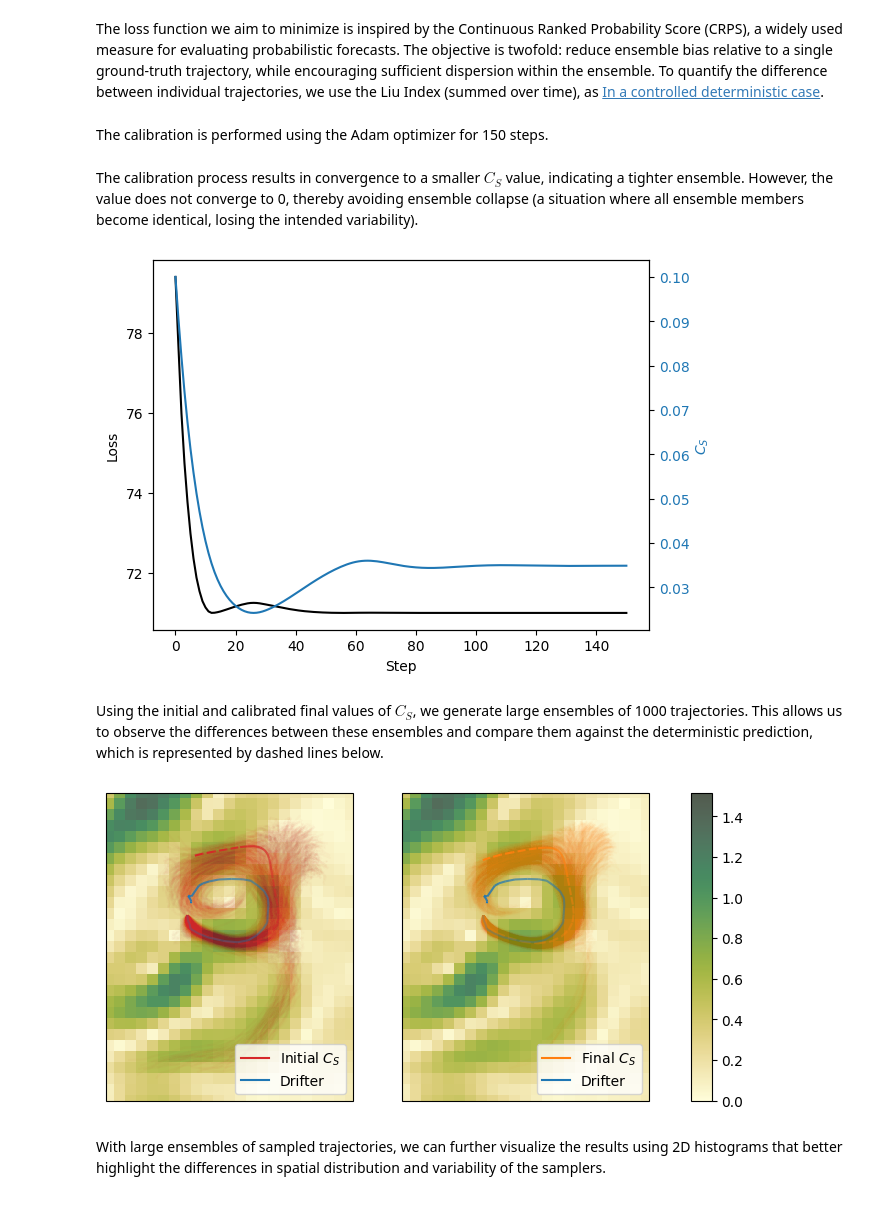
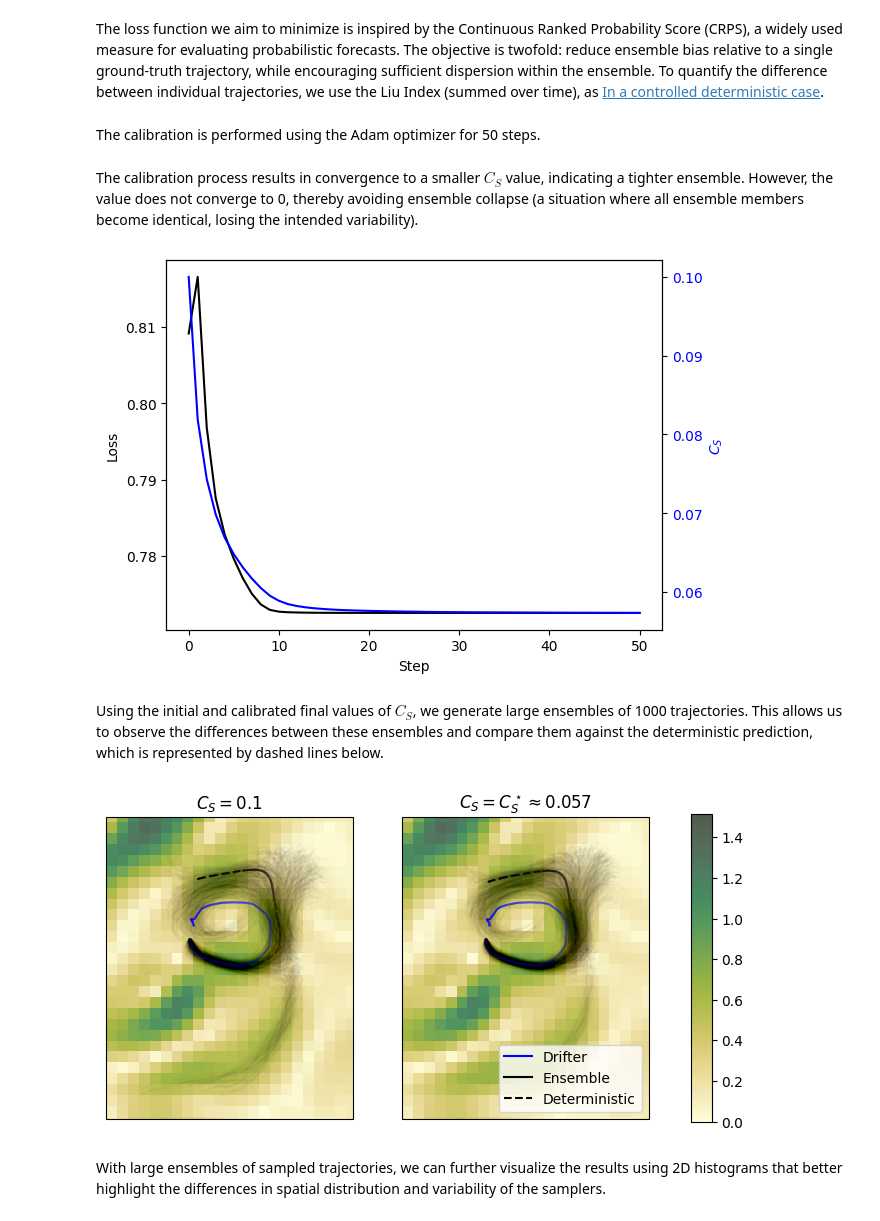
Before and after one commit to vadmbertr/pastax, a Jupyter notebook: docs/getting_started.ipynb, the cells around one changed output. Cells and saved outputs as stored; diff of their text form; code cells hidden in the pictures.

```diff
--- a/docs/getting_started.ipynb
+++ b/docs/getting_started.ipynb
@@ -715,21 +703,21 @@ im = ax.pcolormesh(
     np.sqrt(ds.ugos**2 + ds.vgos**2),
     vmax=1,
     vmin=0,
-    cmap=cmo.speed,
+    cmap=cmo.speed
 )
 clb = fig.colorbar(im, ax=ax, orientation="vertical", extend="max", fraction=0.02, pad=0.04)
 _ = clb.ax.set_title("$m/s$")
 
 locations = drifter_traj.locations.value[:1, None, ::-1]
 segments = np.concatenate([locations[:-1], locations[1:]], axis=1)
-lc = LineCollection(segments, color="tab:blue")
+lc = LineCollection(segments, color="blue")
 ax.add_collection(lc)
 
 area = Rectangle(
     (duacs_ds.longitude.min() + 1, duacs_ds.latitude.min() + 1),
     duacs_ds.longitude.max() - duacs_ds.longitude.min() - 2,
     duacs_ds.latitude.max() - duacs_ds.latitude.min() - 2,
-    edgecolor="tab:red",
+    edgecolor="red",
     facecolor="none",
 )
 ax.add_patch(area)
@@ -774,7 +762,7 @@ from pastax.dynamics import DeterministicSmagorinskyDiffusion
 x0 = drifter_traj.origin
 ts = drifter_traj.times.value
 
-initial_cs = 1e-1  # default / "classical" Smagorinsky constant
+initial_cs = .1  # default / "classical" Smagorinsky constant
 stoch_smag_init = StochasticSmagorinskyDiffusion.from_cs(cs=initial_cs)
 deter_smag_init = DeterministicSmagorinskyDiffusion.from_cs(cs=initial_cs)
 # %% [markdown]
@@ -802,2 +791,2 @@ val_grad_fn = eqx.filter_value_and_grad(sim_and_eval)
 # %% [markdown]
-The calibration is performed using the Adam optimizer for 150 steps.
+The calibration is performed using the Adam optimizer for 50 steps.
@@ -834,3 +805,11 @@ losses.append(loss_final)
+# %%
+dyns = [dyns.__class__.from_cs(cs=dyns.cs[i]) for i in range(n_steps)]
+
+stoch_smag_final = dyns[-1]
+loss_final, _ = sim_and_eval(stoch_smag_final)
+
+dyns = [stoch_smag_init] + dyns
+losses = jnp.concat([losses, jnp.asarray([loss_final])])
 # %% [markdown]
 The calibration process results in convergence to a smaller $C_S$ value, indicating a tighter ensemble.
 However, the value does not converge to 0, thereby avoiding ensemble collapse (a situation where all ensemble members become identical, losing the intended variability).
@@ -838,18 +817,17 @@ However, the value does not converge to 0, thereby avoiding ensemble collapse (a
 fig, ax1 = plt.subplots()
 ax1.set_xlabel("Step")
 
-ax1.plot(jnp.asarray(losses).ravel(), color="black")
-# ax1.set_yscale("log")
+ax1.plot(losses, color="black")
 ax1.set_ylabel("Loss")
 
 ax2 = ax1.twinx()
-ax2.plot([dyn.cs.item() for dyn in dyns], color="tab:blue")
-ax2.set_ylabel("$C_S$", color="tab:blue")
-ax2.tick_params(axis="y", labelcolor="tab:blue")
+ax2.plot([dyn.cs.item() for dyn in dyns], color="blue")
+ax2.set_ylabel("$C_S$", color="blue")
+ax2.tick_params(axis="y", labelcolor="blue")
 
 plt.show()
 # %% [output]
-[figure, old version]
+[figure, new version]
 # %% [markdown]
 Using the initial and calibrated final values of $C_S$, we generate large ensembles of 1000 trajectories. This allows us to observe the differences between these ensembles and compare them against the deterministic prediction, which is represented by dashed lines below.
 # %%
@@ -859,7 +837,7 @@ traj_ens_init = ens_sim(
     x0=x0,
     ts=ts,
     dt0=dt0,
-    n_samples=jnp.asarray(1000),
+    n_samples=1000,
 )
 traj_est_init = traj_sim(dynamics=deter_smag_init, args=duacs_grid, x0=x0, ts=ts, dt0=dt0)
 
@@ -869,53 +847,63 @@ traj_ens_final = ens_sim(
     x0=x0,
     ts=ts,
     dt0=dt0,
-    n_samples=jnp.asarray(1000),
+    n_samples=1000,
 )
 deter_smag_final = DeterministicSmagorinskyDiffusion.from_cs(cs=stoch_smag_final.cs)
 traj_est_final = traj_sim(dynamics=deter_smag_final, args=duacs_grid, x0=x0, ts=ts, dt0=dt0)
 # %%
+from matplotlib.lines import Line2D
+
+
 def get_extent(*trajs):
     min_lon = min([jnp.nanmin(traj.longitudes.value) for traj in trajs])
     max_lon = max([jnp.nanmax(traj.longitudes.value) for traj in trajs])
     min_lat = min([jnp.nanmin(traj.latitudes.value) for traj in trajs])
     max_lat = max([jnp.nanmax(traj.latitudes.value) for traj in trajs])
 
     return [min_lon - 0.25, max_lon + 0.25, min_lat - 0.25, max_lat + 0.25]
 
 
 ds = duacs_ds.sel(time=drifter_ts[len(drifter_ts) // 2], method="nearest")
 
 fig, (ax2, ax1) = plt.subplots(nrows=1, ncols=2, subplot_kw={"projection": ccrs.PlateCarree()}, figsize=(7, 4.8))
 
 im = ax1.pcolormesh(ds.longitude, ds.latitude, np.sqrt(ds.ugos**2 + ds.vgos**2), vmin=0, cmap=cmo.speed, alpha=.75)
 
-ax1 = traj_ens_final.plot(ax1, label="Final $C_S$", color="tab:orange", alpha_factor=0.25)
-ax1 = traj_est_final.plot(ax1, color="tab:orange", linestyle="--")
-ax1 = drifter_traj.plot(ax1, label="Drifter", color="tab:blue")
+ax1 = traj_ens_final.plot(ax1, label="Ensemble", color="black", alpha_factor=0.15)
+ax1 = traj_est_final.plot(ax1, label="Deterministic", color="black", linestyle="--")
+ax1 = drifter_traj.plot(ax1, label="Drifter", color="blue")
 
 ax1.set_extent(get_extent(traj_ens_init, traj_est_init, traj_ens_final, traj_est_final, drifter_traj))
+ax1.coastlines()
+ax1.set_title(f"$C_S = C_S^\\star \\approx {stoch_smag_final.cs.item():.3f}$")
 
-ax1.legend(loc="lower right")
-ax1.coastlines()
+handles, labels = ax1.get_legend_handles_labels()
+handles = [
+    Line2D([0], [0], color="black", linestyle="--", label="Deterministic") if label == "Deterministic" else h
+    for h, label in zip(handles, labels)
+]
+handles = handles[-1:] + handles[:-1]
+labels = labels[-1:] + labels[:-1]
+ax1.legend(handles=handles, labels=labels, loc="lower right")
 
 im = ax2.pcolormesh(ds.longitude, ds.latitude, np.sqrt(ds.ugos**2 + ds.vgos**2), vmin=0, cmap=cmo.speed, alpha=.75)
 
-ax2 = traj_ens_init.plot(ax2, label="Initial $C_S$", color="tab:red", alpha_factor=0.25)
-ax2 = traj_est_init.plot(ax2, color="tab:red", linestyle="--")
-ax2 = drifter_traj.plot(ax2, label="Drifter", color="tab:blue")
+ax2 = traj_ens_init.plot(ax2, label="Ensemble", color="black", alpha_factor=0.15)
+ax2 = traj_est_init.plot(ax2, label="Deterministic", color="black", linestyle="--")
+ax2 = drifter_traj.plot(ax2, label="Drifter", color="blue")
 
 ax2.set_extent(get_extent(traj_ens_init, traj_est_init, traj_ens_final, traj_est_final, drifter_traj))
-
-ax2.legend(loc="lower right")
 ax2.coastlines()
+ax2.set_title("$C_S = 0.1$")
 
 fig.subplots_adjust(right=0.9)
 cbar_ax = fig.add_axes([0.96, 0.175, 0.03, 0.64])
 fig.colorbar(im, cax=cbar_ax)
 
 plt.show()
 # %% [output]
-[figure, old version]
+[figure, new version]
 # %% [markdown]
 With large ensembles of sampled trajectories, we can further visualize the results using 2D histograms that better highlight the differences in spatial distribution and variability of the samplers.
 # %%
```
Also changed, not shown: parts of 39 cells of this notebook, 1 other file.
